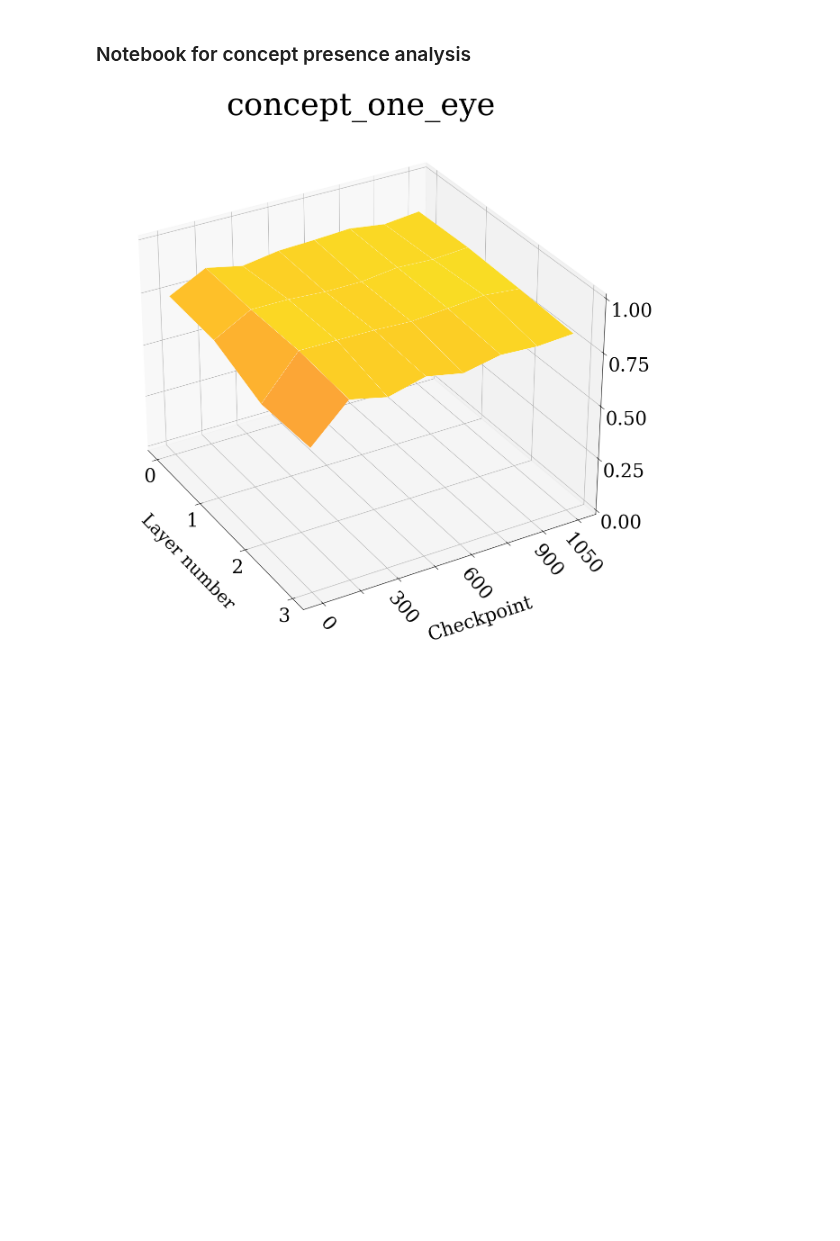
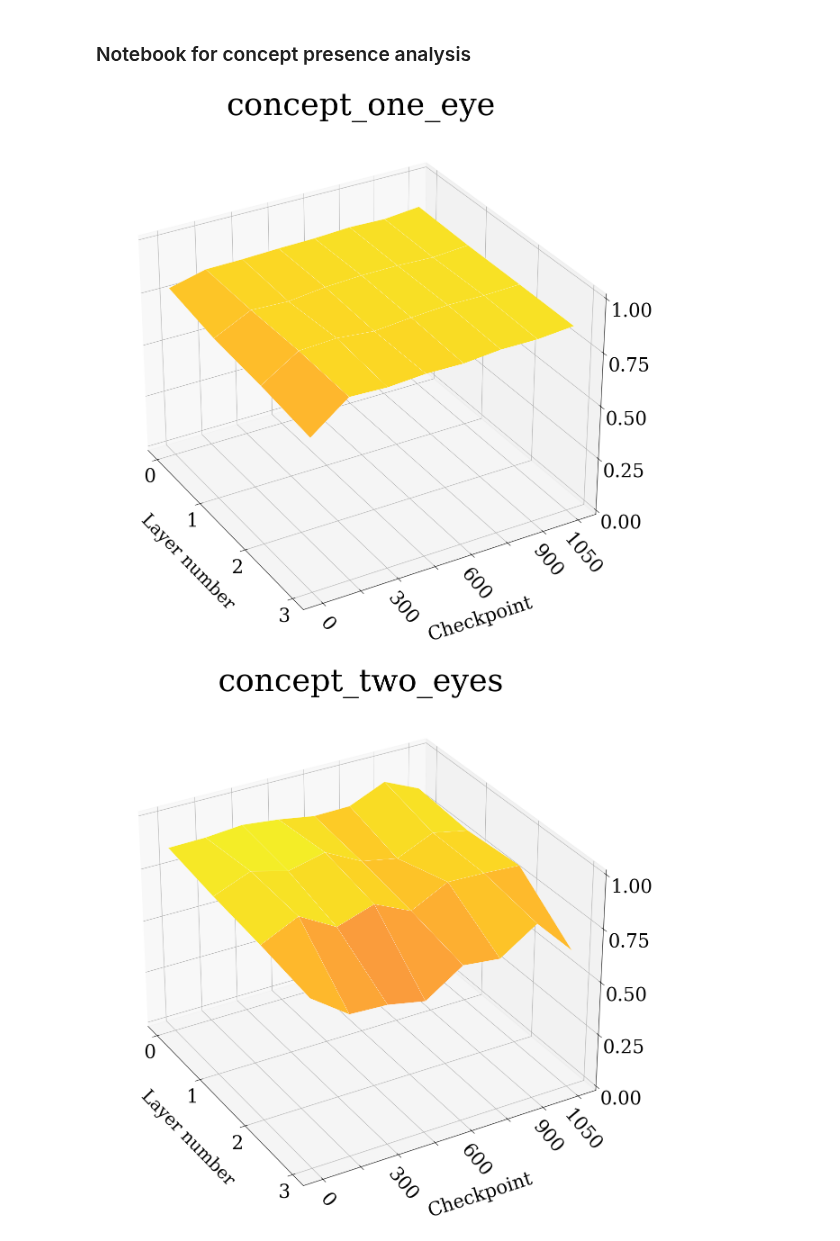
Before and after one commit to erikssommer/xai-concept-methods-drl, a Jupyter notebook: notebooks/concept_presence.ipynb, the cells around one changed output. Saved outputs shown, nothing was run; the diff lists cells and outputs as text; code cells hidden in the pictures; blank space fills up the shorter version.

Commit message:
Surface plot of two eyes non binary

```diff
--- a/notebooks/concept_presence.ipynb
+++ b/notebooks/concept_presence.ipynb
@@ -17,7 +17,7 @@ board_name = '5x5'
 
 levels = [0, 150, 300, 450, 600, 750, 900, 1050]
 
-concepts = ['concept_one_eye']
+concepts = ['concept_one_eye', 'concept_two_eyes']
 
 for concept in concepts:
     z = []
@@ -55,31 +55,32 @@ for concept in concepts:
     surf = ax.plot_surface(X, Y, z, cmap=cm.plasma, edgecolor="white", linewidth=0.25, vmin=0.1, vmax=0.9)
     # Customize the z axis.
     ax.set_zlim(0, 1.00)
     ax.set_axisbelow(False)
     ax.set_title(concept, fontsize=50, pad=-20)
     ax.set_xlabel("Layer number", labelpad=30, fontsize=28, zorder=10)
     ax.set_ylabel("Checkpoint", labelpad=45,fontsize=30,zorder=10)
     plt.xticks(fontsize=30, rotation=0)
     plt.xticks(np.arange(z.shape[1]))
     plt.yticks(fontsize=30, rotation=-50)
     ax.tick_params('z', labelsize=30, pad=15, reset=True)
     fig.patch.set_facecolor("white")
 
     ax.zaxis.set_major_locator(LinearLocator(5))
 
     labels = levels.copy()
     labels[0] = 0
     plt.yticks(np.arange(len(levels)), labels)
     yticks = ax.yaxis.get_major_ticks()
     for i in range(1, len(labels), 2):
         yticks[i].label1.set_visible(False)
 
     yticks[-1].label1.set_visible(True)
     # A StrMethodFormatter is used automatically
     ax.zaxis.set_major_formatter('{x:.02f}')
     ax.view_init(30, -30)
 
     os.makedirs(f"plots/{board_name}/{session_name}", exist_ok=True)
     plt.savefig(f"plots/{board_name}/{session_name}/{concept}.png", transparent=False)
 # %% [output]
-[figure, old version]
+[figure, new version]
+[figure, added]
```
Also changed, not shown: 30 other files.
